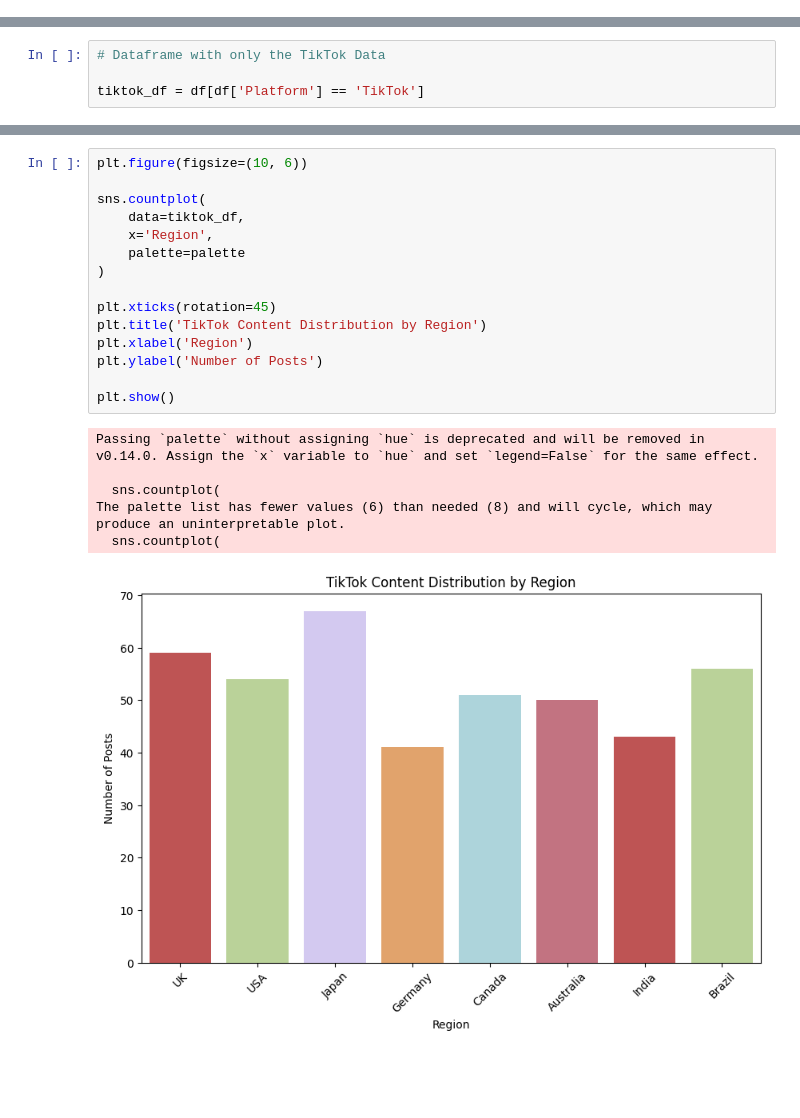
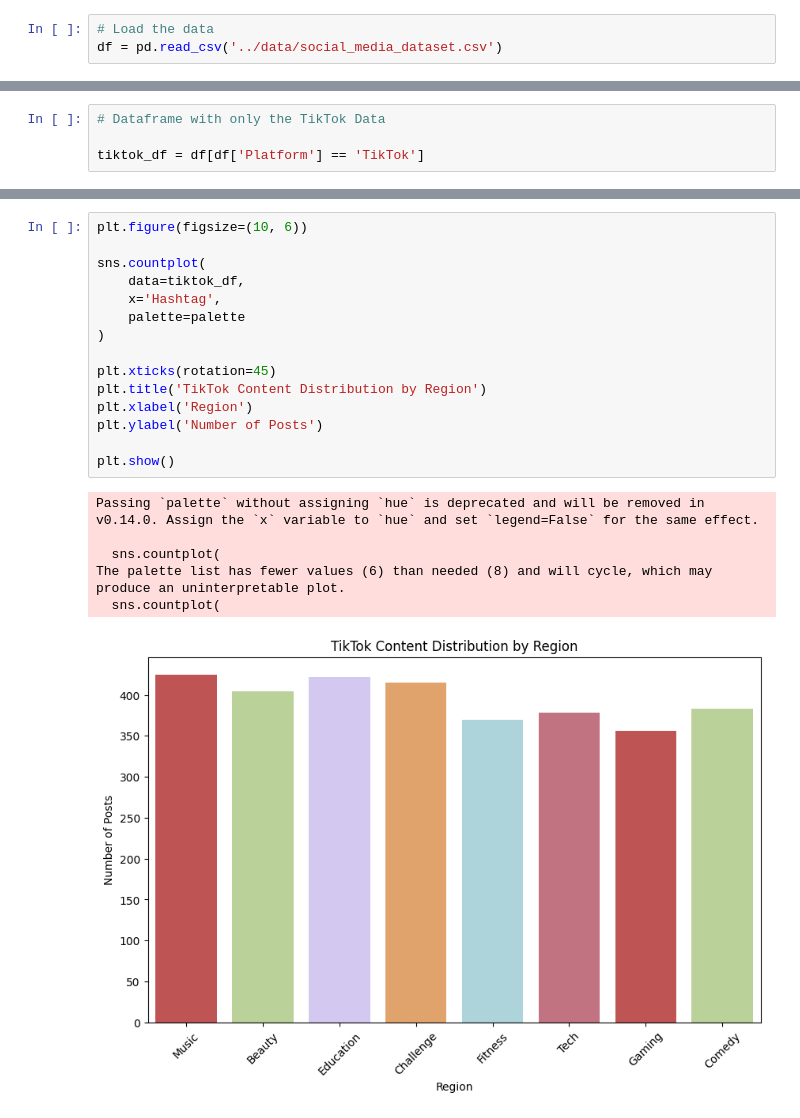
Before and after one commit to condategui/Social_Media_Trends_Engagement_Analysis, a Jupyter notebook: EDA/EDA.ipynb, the cells around one changed output, grey strips where cells are left out. Saved outputs shown, nothing was run; the diff lists cells and outputs as text; blank space fills up the shorter version.

```diff
--- a/EDA/EDA.ipynb
+++ b/EDA/EDA.ipynb
@@ -12,3 +9,6 @@ df = pd.read_csv('../data/Viral_Social_Media_Trends_Cleaned.csv')
+# %%
+# Load the data
+df = pd.read_csv('../data/social_media_dataset.csv')
 # %%
 df.head()
 # %% [output]
@@ -169,22 +167,22 @@ tiktok_df.head(20)
 # %%
 plt.figure(figsize=(10, 6))
 
 sns.countplot(
     data=tiktok_df,
-    x='Region',
+    x='Hashtag',
     palette=palette
 )
 
 plt.xticks(rotation=45)
 plt.title('TikTok Content Distribution by Region')
 plt.xlabel('Region')
 plt.ylabel('Number of Posts')
 
 plt.show()
 # %% [output]
 Passing `palette` without assigning `hue` is deprecated and will be removed in v0.14.0. Assign the `x` variable to `hue` and set `legend=False` for the same effect.
 
   sns.countplot(
 The palette list has fewer values (6) than needed (8) and will cycle, which may produce an uninterpretable plot.
   sns.countplot(
-[figure, old version]
+[figure, new version]
```
Also changed, not shown: parts of 11 cells of this notebook, 7 other files.
